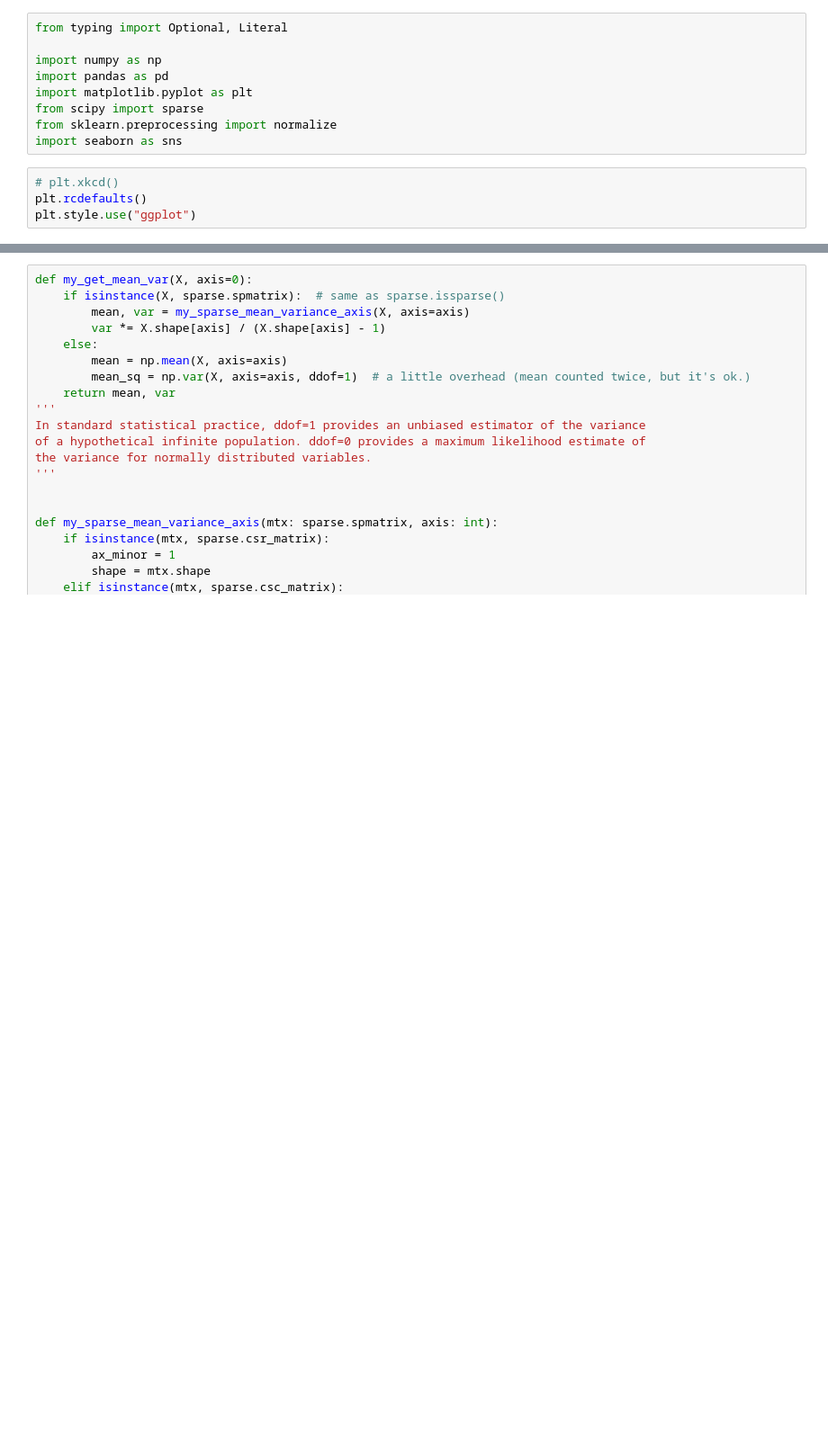
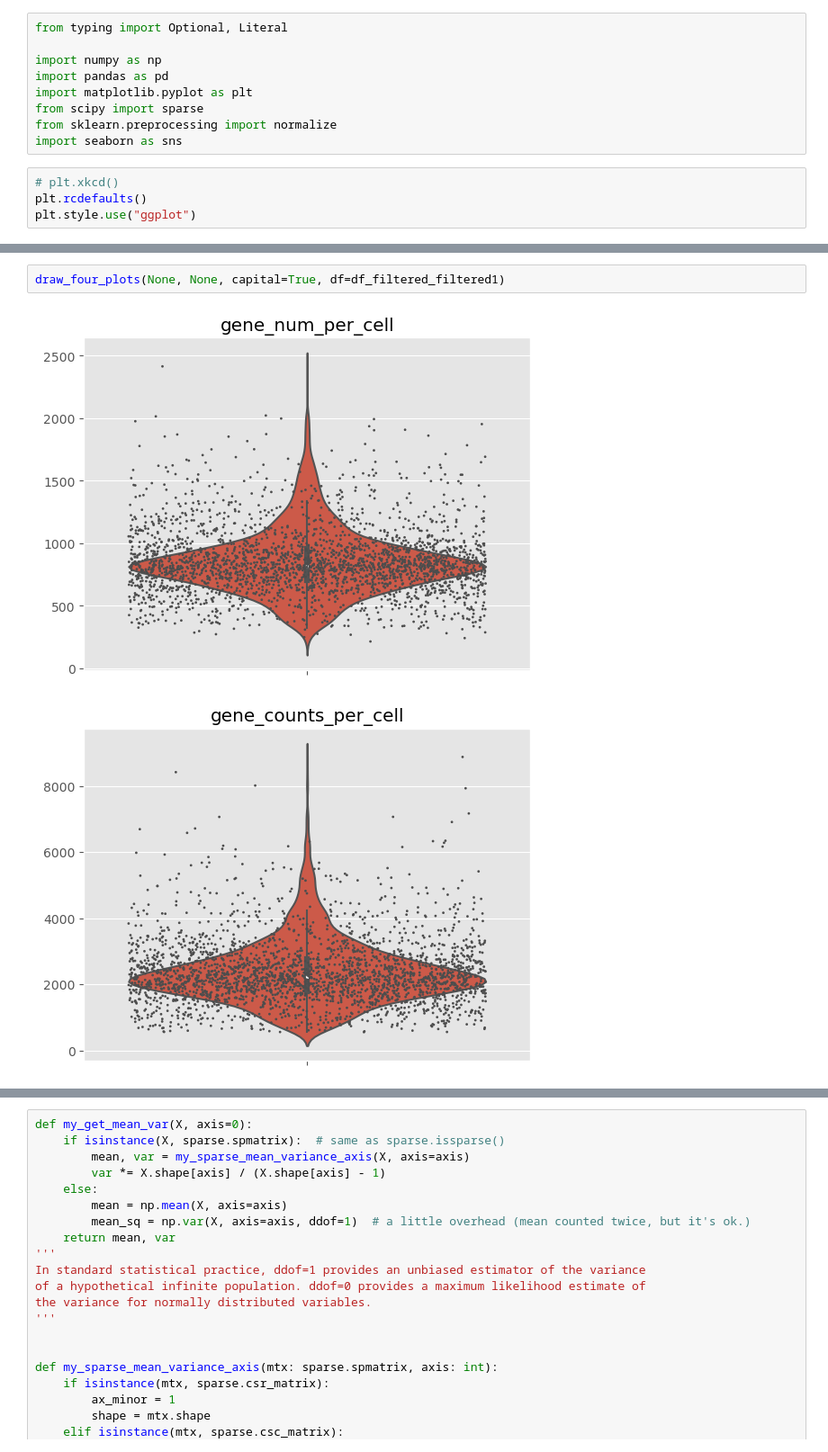
Before and after one commit to whatever60/learn, a Jupyter notebook: single_cell/scanpy/tutorial/preprocessing_clustering_better.ipynb, the cells around one changed output, grey strips where cells are left out. Shown at 90% size. Drawn from its saved outputs; the diff is of its cells as text; blank space fills up the shorter version.

```diff
--- a/single_cell/scanpy/tutorial/preprocessing_clustering_better.ipynb
+++ b/single_cell/scanpy/tutorial/preprocessing_clustering_better.ipynb
@@ -113,0 +160,5 @@ adata_filtered_twice_norm_log1plus.mean()
+# %%
+draw_four_plots(None, None, capital=True, df=df_filtered_filtered1)
+# %% [output]
+[figure, added]
+[figure, added]
```
Also changed, not shown: parts of 80 cells of this notebook.
